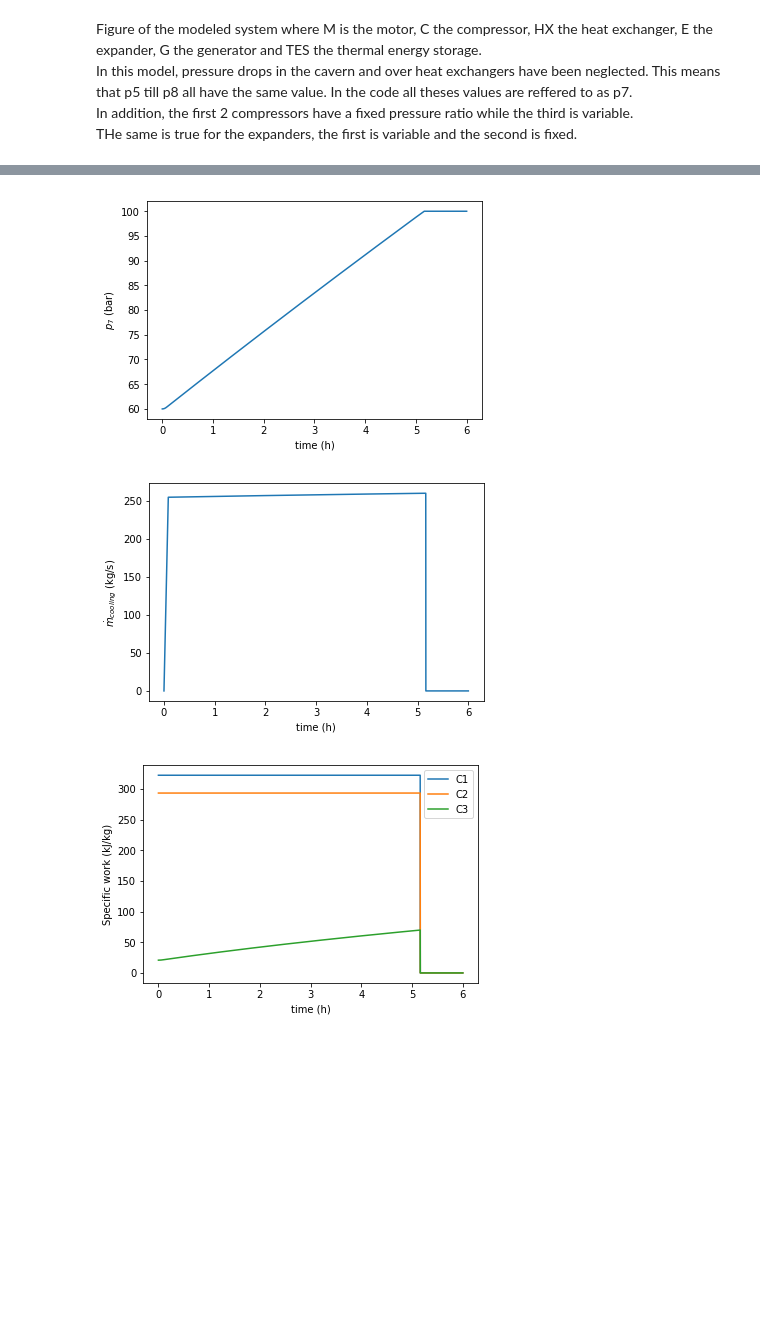
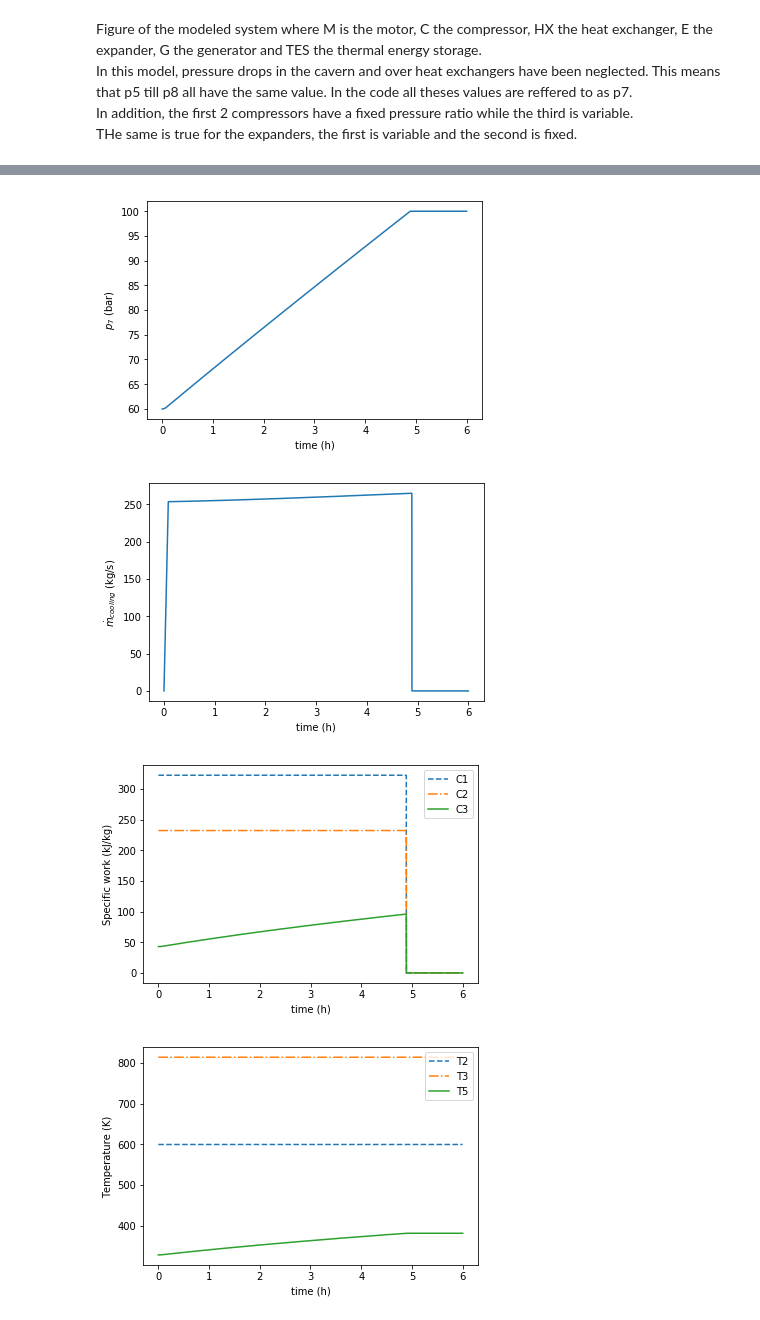
Before and after one commit to JWMvanLeeuwen/CAES, a Jupyter notebook: CAES.ipynb, the cells around one changed output, grey strips where cells are left out. Cells and saved outputs as stored; diff of their text form; code cells hidden in the pictures; blank space fills up the shorter version.

```diff
--- a/CAES.ipynb
+++ b/CAES.ipynb
@@ -128,7 +138,7 @@ def mdot_in(t, p7):
 
         #Calulation of specific work per compressor, dh3 changes every calculation due to change in p7
         dh1 = hTp(p2,T2)-hTp(p1,T1)
-        dh2 = hTp(p3,T3)-hTp(p2,T2) #possibly add dh1 and dh2 to cancel htp(p2,T2) to increase computation speed
+        dh2 = hTp(p3,T3)-hTp(p2,T2)
         dh3 = hTp(p7,T5)-hTp(p4,T4)
 
         #Code to make a graph of specific work
@@ -136,7 +146,10 @@ def mdot_in(t, p7):
         w2.append((hTp(p3,T3)-hTp(p2,T2))/1000)
         w3.append((hTp(p7,T5)-hTp(p4,T4))/1000)
 
-        return (Pin(t)*(eff_C*eff_M))/(dh1+dh2+dh3)
+        #Calculate efficiency of third compressor
+        eff_C3  = 5.625*10**(-8)*p7+0.3455
+
+        return (Pin(t)*(eff_M))/(dh1/eff_C1+dh2/eff_C2+dh3/eff_C3)
 
     #If the cavern is full, there is no mass flow.
     else:
@@ -161,7 +174,7 @@ def mdot_out(t,p7):
         w4.append((hTp(p7,T8)-hTp(p9,T9))/1000)
         w5.append((hTp(p10,T10)-hTp(p11,T11))/1000)
 
-        return (Pout/eff_E/eff_G/(dh1+dh2))
+        return (Pout/eff_G/(dh1*eff_E1+dh2*eff_E2))
 
     #If the cavern is empty, there is no mass flow.
     else:
@@ -199,6 +212,10 @@ z = []
 w1 = []
 w2 = []
 w3 = []
+
+t2 = []
+t3 = []
+t5 = []
 
 mflow = []
 Qstored = 0
@@ -229,6 +246,10 @@ for t in np.linspace(0, tmax, tmax//dt):
     y.append(mdot)
     z.append(p7/1e5)
 
+    t2.append(T2)
+    t3.append(T3)
+    t5.append(T5)
+
 
 #Calculate total heat that can be extracted from TES
 Q_TES = abs(Qstored)*eff_TES
@@ -254,11 +275,19 @@ plt.xlabel("time (h)")
 plt.ylabel(r"$\dot m_{cooling}$ (kg/s)")
 plt.show()
 
-plt.plot(x,w1,label='C1')
-plt.plot(x,w2,label='C2')
-plt.plot(x,w3,label='C3')
+plt.plot(x,w1,label='C1',linestyle='--')
+plt.plot(x,w2,label='C2',linestyle='-.')
+plt.plot(x,w3,label='C3',linestyle='-')
 plt.xlabel("time (h)")
 plt.ylabel("Specific work (kJ/kg)")
 plt.legend()
 plt.show()
+
+plt.plot(x,t2,label="T2",linestyle='--')
+plt.plot(x,t3,label="T3",linestyle='-.')
+plt.plot(x,t5,label="T5",linestyle='-')
+plt.xlabel('time (h)')
+plt.ylabel("Temperature (K)")
+plt.legend()
+plt.show()
 # %% [output]
@@ -266,6 +295,7 @@ plt.show()
-[figure, old version]
+[figure, new version]
-[figure, old version]
+[figure, new version]
-[figure, old version]
+[figure, new version]
+[figure, added]
 # %%
 #Series of empty lists to store values
 x = []
```
Also changed, not shown: parts of 8 cells of this notebook.
